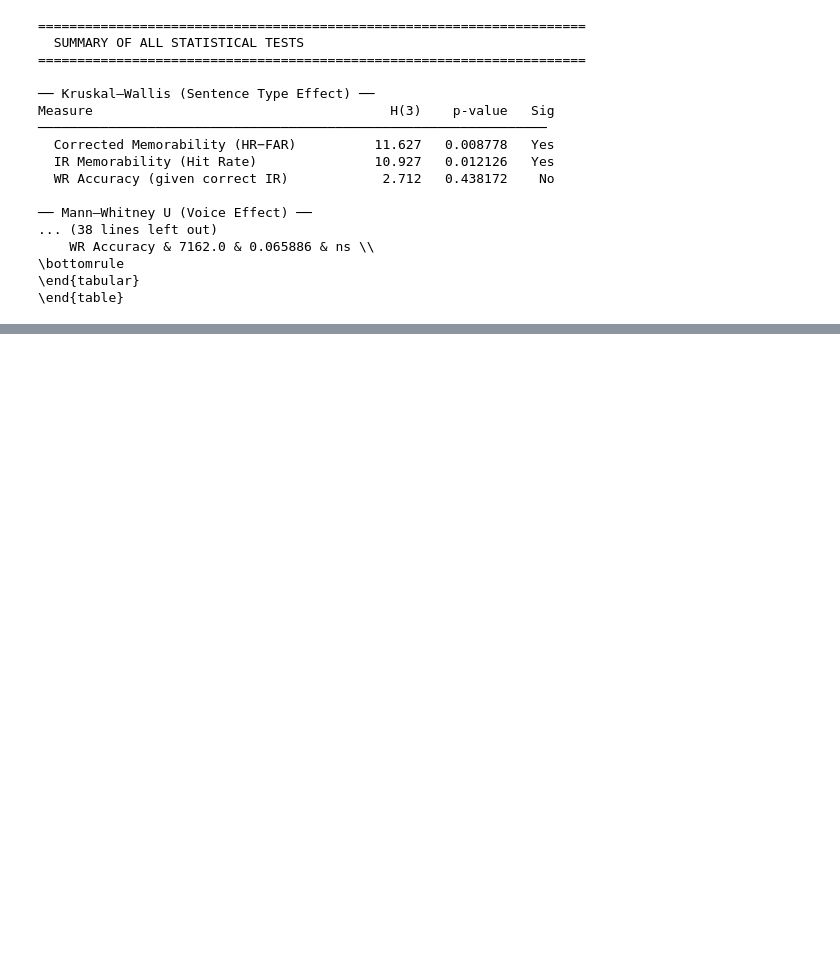
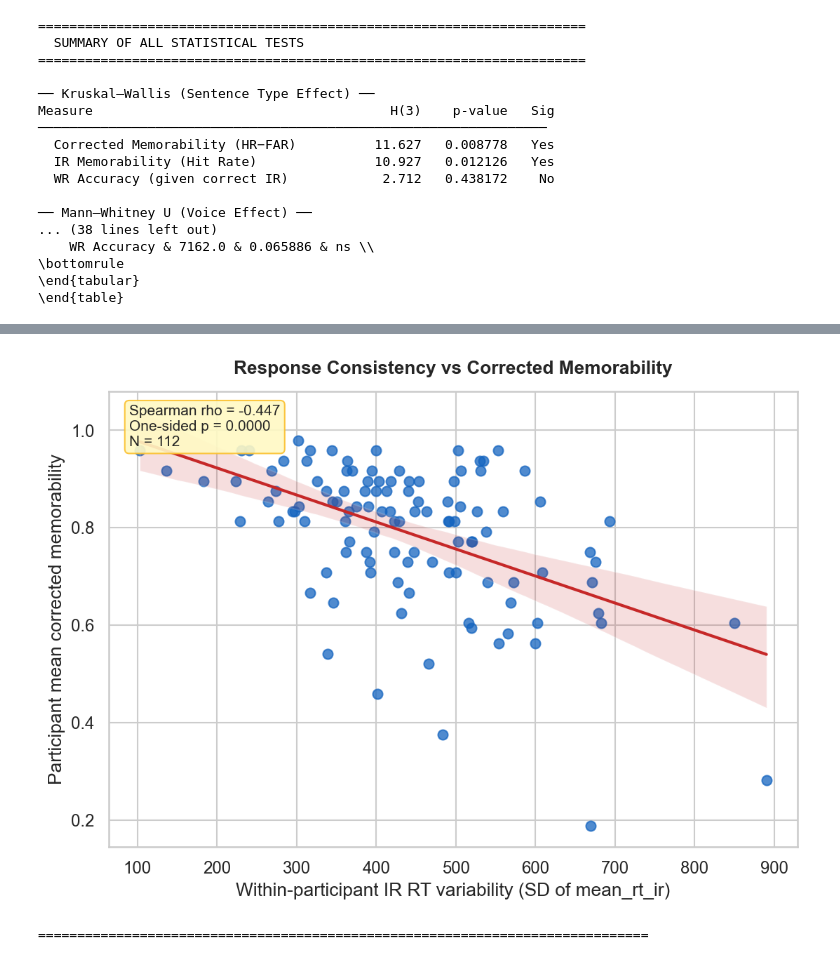
Before and after one commit to BhavyaV05/Sentence-Memorability-Experiment-Analysis, a Jupyter notebook: visualizations.ipynb, the cells around one changed output, grey strips where cells are left out. Drawn from its saved outputs; the diff is of its cells as text; code cells hidden in the pictures; blank space fills up the shorter version.

Commit message:
hypothesis: rt variability vs memorability score

```diff
--- a/visualizations.ipynb
+++ b/visualizations.ipynb
@@ -2159,0 +2171,78 @@ WR Accuracy
+# %%
+# =====================================================================
+# 18a. Test: RT variability (consistency) vs corrected memorability
+# =====================================================================
+from scipy.stats import spearmanr, pearsonr
+
+# Build participant-level summary from condition-level rows
+part_consistency = (
+    cond_df.groupby("participant_ID").agg(
+        mean_corrected=("corrected", "mean"),
+        rt_variability_sd=("mean_rt_ir", "std"),
+        rt_variability_mad=("mean_rt_ir", lambda s: np.median(np.abs(s - np.median(s.dropna()))) if s.dropna().size else np.nan),
+        n_obs=("mean_rt_ir", "count")
+    ).reset_index()
+ )
+
+# Keep participants with enough observations for stable variability estimates
+analysis_df = part_consistency[(part_consistency["n_obs"] >= 3)].dropna(subset=["rt_variability_sd", "mean_corrected"]).copy()
+
+print("=" * 78)
+print("  HYPOTHESIS TEST: RESPONSE CONSISTENCY AS A COGNITIVE MARKER")
+print("=" * 78)
+print(f"Participants with usable data: {len(analysis_df)}")
+print(f"Median n_obs per participant: {analysis_df['n_obs'].median():.1f}")
+
+if len(analysis_df) < 8:
+    print("\n⚠️ Too few participants for a stable correlation test. Consider more data.")
+else:
+    # Main test (rank-based, robust): Spearman correlation
+    rho, p_two = spearmanr(analysis_df["rt_variability_sd"], analysis_df["mean_corrected"], nan_policy="omit")
+
+    # Directional p-value for prediction rho < 0
+    if np.isnan(rho) or np.isnan(p_two):
+        p_one = np.nan
+    elif rho < 0:
+        p_one = p_two / 2
+    else:
+        p_one = 1 - (p_two / 2)
+
+    # Secondary descriptive test: Pearson
+    r, p_pearson = pearsonr(analysis_df["rt_variability_sd"], analysis_df["mean_corrected"])
+
+    print(f"\nSpearman rho (RT variability SD vs corrected memorability): {rho:.4f}")
+    print(f"Two-sided p-value: {p_two:.6f}")
+    print(f"One-sided p-value (prediction rho < 0): {p_one:.6f}")
+    print(f"Pearson r (descriptive): {r:.4f}, p = {p_pearson:.6f}")
+
+    if p_one < 0.05 and rho < 0:
+        print("✅ Support for hypothesis: lower RT variability predicts higher corrected memorability.")
+    else:
+        print("❌ Hypothesis not supported at alpha = 0.05 (directional test).")
+
+    # Visualization
+    fig, ax = plt.subplots(figsize=(7.5, 5.5))
+    sns.regplot(
+        data=analysis_df,
+        x="rt_variability_sd",
+        y="mean_corrected",
+        scatter_kws={"alpha": 0.75, "s": 45, "color": "#1565C0"},
+        line_kws={"color": "#C62828", "lw": 2},
+        ax=ax
+    )
+    ax.set_title("Response Consistency vs Corrected Memorability", fontweight="bold", pad=12)
+    ax.set_xlabel("Within-participant IR RT variability (SD of mean_rt_ir)")
+    ax.set_ylabel("Participant mean corrected memorability")
+    ax.text(
+        0.03, 0.97,
+        f"Spearman rho = {rho:.3f}\nOne-sided p = {p_one:.4f}\nN = {len(analysis_df)}",
+        transform=ax.transAxes, va="top", ha="left",
+        bbox=dict(boxstyle="round,pad=0.3", fc="#FFF9C4", ec="#FBC02D", alpha=0.9),
+        fontsize=10
+    )
+    fig.tight_layout()
+    fig.savefig(os.path.join(PLOT_DIR, "23_rt_variability_vs_memorability.png"), bbox_inches="tight")
+    plt.show()
+
+print("\n" + "=" * 78)
+# %% [output]
@@ -2159,0 +2260,2 @@ WR Accuracy
+[figure, added]
+==============================================================================
```
Also changed, not shown: parts of 25 cells of this notebook, 25 other files.
